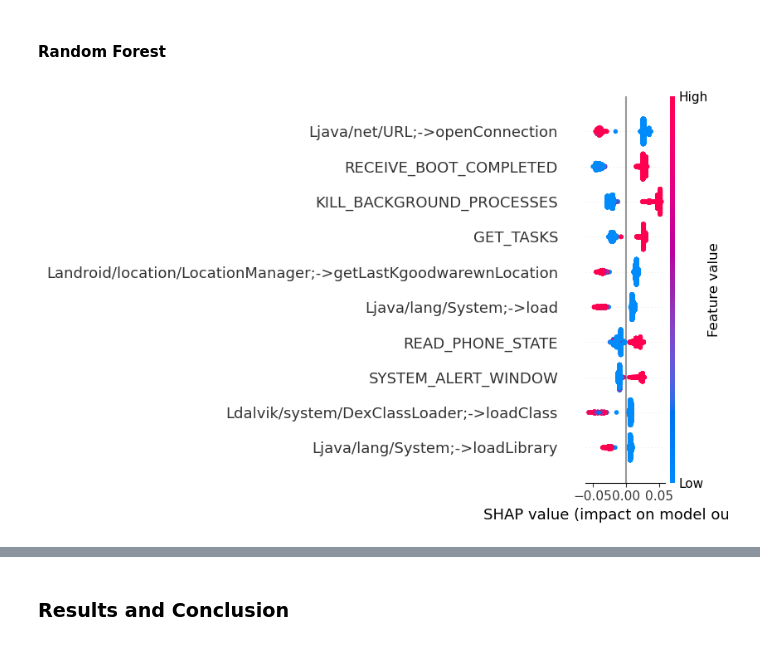
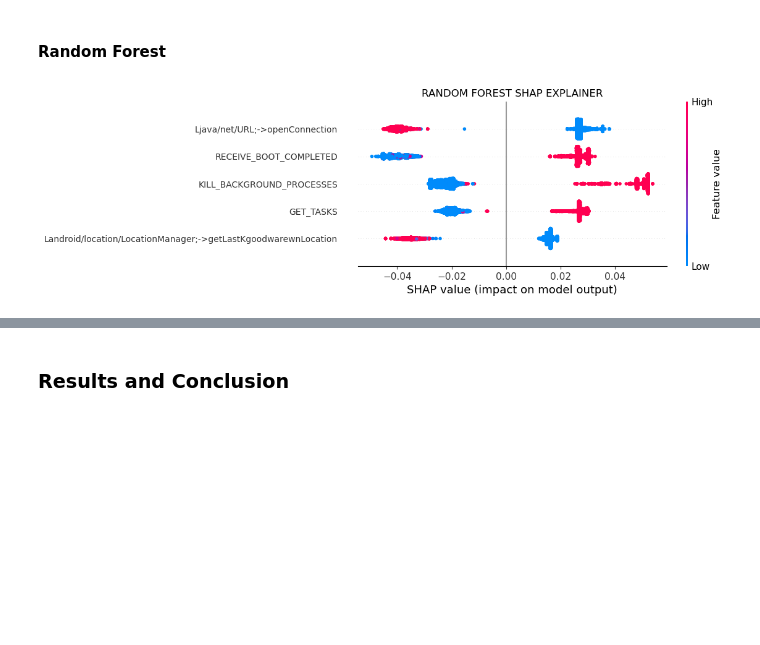
Before and after one commit to samantharudra/ds_group_project_1, a Jupyter notebook: code/classification_2B.ipynb, the cells around one changed output, grey strips where cells are left out. Saved outputs shown, nothing was run; the diff lists cells and outputs as text; code cells hidden in the pictures; blank space fills up the shorter version.

```diff
--- a/code/classification_2B.ipynb
+++ b/code/classification_2B.ipynb
@@ -337,17 +352,32 @@ plt.show()
 # %%
 # Create SHAP explainer for the Random Forest model
 explainer = shap.TreeExplainer(best_rf_model)
 
 # Calculate SHAP values for the training set
 shap_values = explainer.shap_values(X_train_scaled)
 
 # Extract SHAP values for the positive class (malware = 1)
 shap_values_positive_class = shap_values[:, :, 1]
 
 # SHAP summary plot for the positive class (malware detection)
-shap.summary_plot(shap_values_positive_class, X_train, max_display = 10)
+fig = plt.figure(figsize=(15, 6))  # Optional: adjust the figure size
+shap.summary_plot(shap_values_positive_class, X_train, max_display=5, show=False)
+
+# Rotate the feature names on the y-axis for better visibility
+plt.yticks(rotation=0, fontsize=10)  # You can adjust fontsize to make names more readable
+
+# Adjust the spacing between the labels
+plt.subplots_adjust(left=0.2)  # This gives more space on the left side for the labels
+
+
+# Add a title to the plot
+plt.title("RANDOM FOREST SHAP EXPLAINER")
+
+# Save the plot as a figure
+plt.savefig("../figures/rf_shap_explainer.png", bbox_inches='tight')  # Saves as PNG file
+plt.show()
 # %% [output]
-[figure, old version]
+[figure, new version]
 # %%
 # SHAP dependence plot for a specific feature (e.g., 'feature_name')
 shap.dependence_plot('RECEIVE_BOOT_COMPLETED', shap_values_positive_class, X_train)
```
Also changed, not shown: parts of 17 cells of this notebook, 12 other files.
